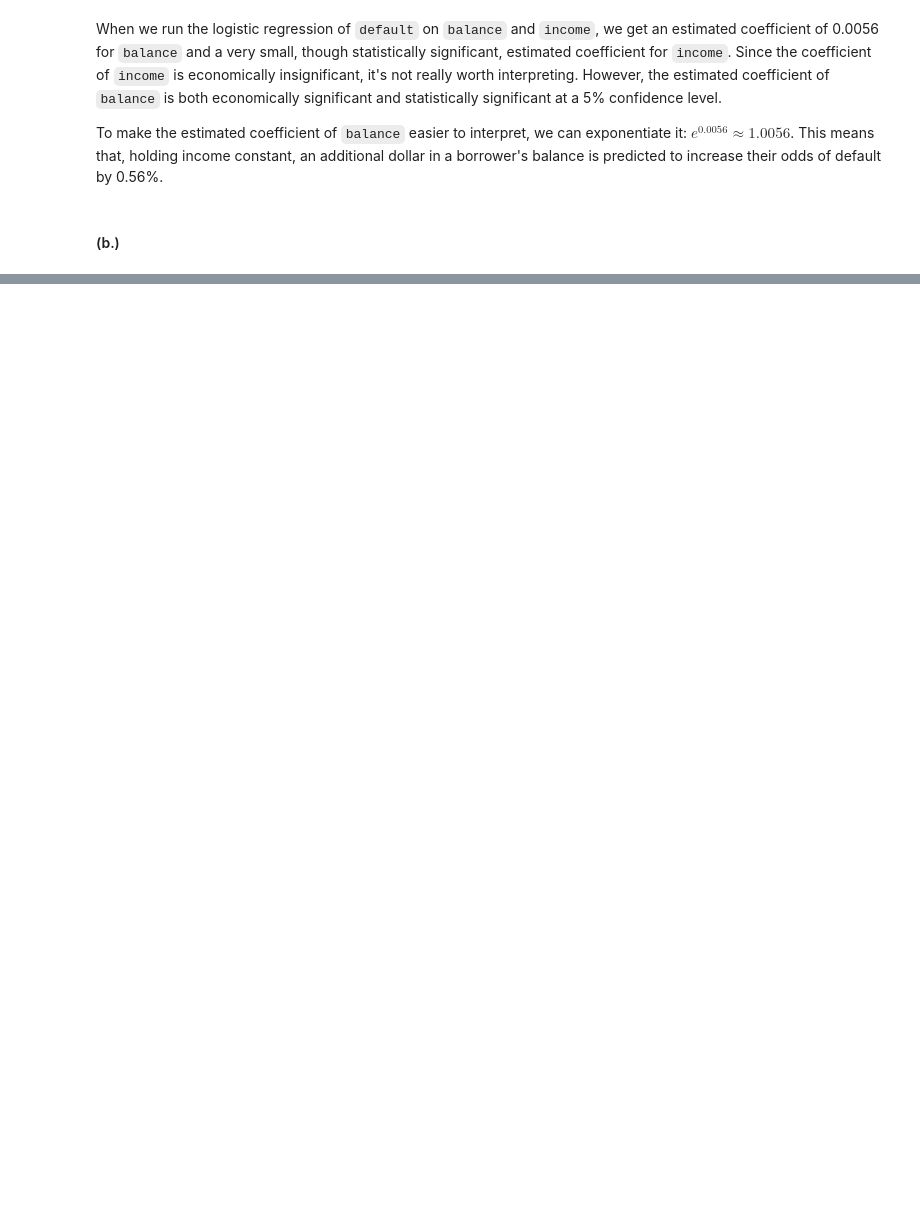
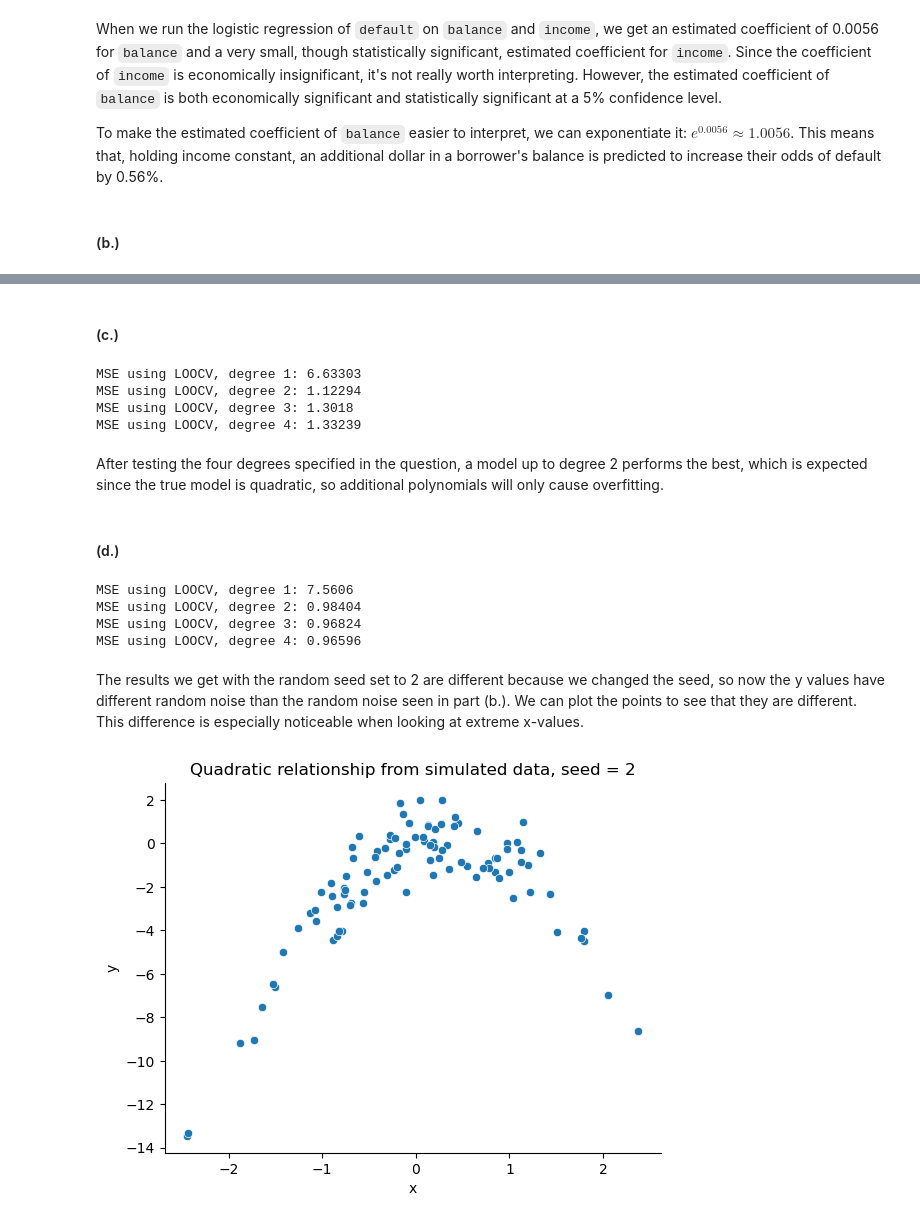
Before and after one commit to rjcampo/Machine-Learning, a Jupyter notebook: Problem Set 3/pset3.ipynb, the cells around one changed output, grey strips where cells are left out. Saved outputs shown, nothing was run; the diff lists cells and outputs as text; code cells hidden in the pictures; blank space fills up the shorter version.

```diff
--- a/Problem Set 3/pset3.ipynb
+++ b/Problem Set 3/pset3.ipynb
@@ -59,0 +155,79 @@ To make the estimated coefficient of `balance` easier to interpret, we can expon
+# %% [markdown]
+#### (c.)
+# %%
+sim_data = pd.DataFrame({"x": x, "y": y})
+
+sim_data["x^2"] = np.power(sim_data["x"], 2)
+sim_data["x^3"] = np.power(sim_data["x"], 3)
+sim_data["x^4"] = np.power(sim_data["x"], 4)
+
+# Move y to the last column
+sim_data = sim_data[["x", "x^2", "x^3", "x^4", "y"]]
+
+def loocv(data, degree):
+    squared_errors = []
+
+    for i in data.index:
+        train = data.iloc[data.index != i, :]
+        test = data.iloc[data.index == i, :]
+
+        ols = LinearRegression()
+        model = ols.fit(train.iloc[:, :degree], train["y"])
+        test_predicted = model.predict(test.iloc[:, :degree])
+        test_actual = test[["y"]]
+        squared_error = np.power(test_predicted - test_actual, 2)
+
+        squared_errors.append(squared_error.values[0][0])
+
+    mse = np.mean(squared_errors)
+    print(f'MSE using LOOCV, degree {degree}: {round(mse, 5)}')
+
+for degree in range(1, 5):
+    loocv(sim_data, degree)
+# %% [output]
+MSE using LOOCV, degree 1: 6.63303
+MSE using LOOCV, degree 2: 1.12294
+MSE using LOOCV, degree 3: 1.3018
+MSE using LOOCV, degree 4: 1.33239
+# %% [markdown]
+After testing the four degrees specified in the question, a model up to degree 2 performs the best, which is expected since the true model is quadratic, so additional polynomials will only cause overfitting.
+# %% [markdown]
+#### (d.)
+# %%
+rng = np.random.default_rng(2)
+x = rng.normal(size=100)
+y = x - 2 * x**2 + rng.normal(size=100)
+
+sim_data = pd.DataFrame({"x": x, "y": y})
+
+sim_data["x^2"] = np.power(sim_data["x"], 2)
+sim_data["x^3"] = np.power(sim_data["x"], 3)
+sim_data["x^4"] = np.power(sim_data["x"], 4)
+
+# Move y to the last column
+sim_data = sim_data[["x", "x^2", "x^3", "x^4", "y"]]
+
+for degree in range(1, 5):
+    loocv(sim_data, degree)
+# %% [output]
+MSE using LOOCV, degree 1: 7.5606
+MSE using LOOCV, degree 2: 0.98404
+MSE using LOOCV, degree 3: 0.96824
+MSE using LOOCV, degree 4: 0.96596
+# %% [markdown]
+The results we get with the random seed set to 2 are different because we changed the seed, so now the y values have different random noise than the random noise seen in part (b.). We can plot the points to see that they are different. This difference is especially noticeable when looking at extreme x-values.
+# %%
+fig, ax = plt.subplots()
+
+ax = sns.scatterplot(x=x, y=y)
+
+ax.set_title("Quadratic relationship from simulated data, seed = 2")
+ax.set_xlabel("x")
+ax.set_ylabel("y")
+
+ax.spines['top'].set_visible(False)
+ax.spines['right'].set_visible(False)
+
+plt.show()
+# %% [output]
+[figure, added]
```
Also changed, not shown: parts of 28 cells of this notebook, 7 other files.
